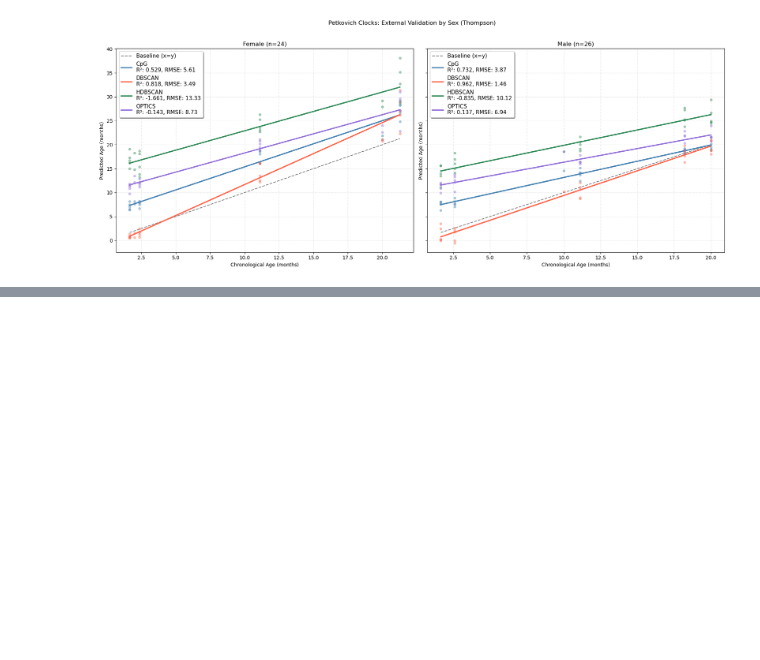
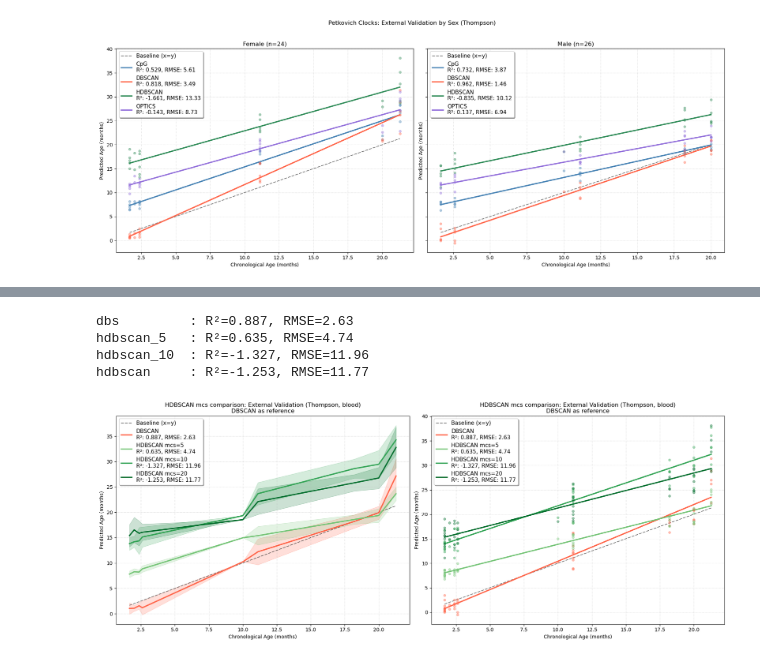
Before and after one commit to PavelGrobushkin/semen, a Jupyter notebook: notebooks/01_petkovich_blood_clocks.ipynb, the cells around one changed output, grey strips where cells are left out. Cells and saved outputs as stored; diff of their text form; code cells hidden in the pictures; blank space fills up the shorter version.

Commit message:
feat: Compare performance of HDBSCAN with different hyperparams

```diff
--- a/notebooks/01_petkovich_blood_clocks.ipynb
+++ b/notebooks/01_petkovich_blood_clocks.ipynb
@@ -233,6 +231,14 @@ cluster_summary(
     name=f"HDBSCAN min_cluster_size={best_mcs}",
     plot_dir=plots_dir,
 )
+
+for mcs in [5, 10]:
+    site_coords[f"cluster_hdbscan_{mcs}"] = cluster_chroms(
+        groups,
+        site_coords.index,
+        HDBSCAN,
+        dict(min_cluster_size=mcs, min_samples=mcs, copy=True, cluster_selection_method="eom"),
+    )
 # %% [output]
 ==================================================
 HDBSCAN min_cluster_size=20
@@ -394,9 +400,12 @@ Outer 5 folds evaluate R² and RMSE; inner 5 folds in LassoCV select alpha.
 petkovich_clean = petkovich.dropna(axis=0, how="any")
 X_cpg = petkovich_clean.T
 X_dbs = build_cluster_X(petkovich, site_coords, "cluster_dbs")
-X_hdbscan = build_cluster_X(petkovich, site_coords, "cluster_hdbscan")
+X_hdbscan    = build_cluster_X(petkovich, site_coords, "cluster_hdbscan")
+X_hdbscan_5  = build_cluster_X(petkovich, site_coords, "cluster_hdbscan_5")
+X_hdbscan_10 = build_cluster_X(petkovich, site_coords, "cluster_hdbscan_10")
 X_optics = build_cluster_X(petkovich, site_coords, "cluster_optics")
 
 print(f"CpG features: {X_cpg.shape[1]}, samples: {len(y)}")
+print(f"DBSCAN: {X_dbs.shape[1]}, HDBSCAN mcs=5: {X_hdbscan_5.shape[1]}, mcs=10: {X_hdbscan_10.shape[1]}, mcs={best_mcs}: {X_hdbscan.shape[1]}")
 # %% [output]
 CpG features: 912259, samples: 132
@@ -489,11 +499,13 @@ for name, X in [
     ("cpg", X_cpg),
     ("dbs", X_dbs),
     ("hdbscan", X_hdbscan),
+    ("hdbscan_5", X_hdbscan_5),
+    ("hdbscan_10", X_hdbscan_10),
     ("optics", X_optics),
 ]:
     model = LassoCV(cv=5, max_iter=10000, n_jobs=-1, random_state=42).fit(X, y)
     final_models[name] = model
-    print(f"{name:8s}: alpha={model.alpha_:.4f}, features={(model.coef_ != 0).sum()}")
+    print(f"{name:12s}: alpha={model.alpha_:.4f}, features={(model.coef_ != 0).sum()}")
     with open(f"{output_dir}/petkovich_{name}_full_model.pkl", "wb") as f:
         pickle.dump(model, f)
 # %% [output]
@@ -586,6 +578,12 @@ X_thompson = {
     "hdbscan": build_thompson_cluster_features(
         thompson, site_coords, "cluster_hdbscan", X_hdbscan
     ),
+    "hdbscan_5": build_thompson_cluster_features(
+        thompson, site_coords, "cluster_hdbscan_5", X_hdbscan_5
+    ),
+    "hdbscan_10": build_thompson_cluster_features(
+        thompson, site_coords, "cluster_hdbscan_10", X_hdbscan_10
+    ),
     "optics": build_thompson_cluster_features(
         thompson, site_coords, "cluster_optics", X_optics
     ),
@@ -688,0 +699,27 @@ plt.show()
+# %%
+preds_hdb_cmp = []
+for name in ["dbs", "hdbscan_5", "hdbscan_10", "hdbscan"]:
+    pred = final_models[name].predict(X_thompson[name])
+    r2   = r2_score(y_thompson, pred)
+    rmse = root_mean_squared_error(y_thompson, pred)
+    preds_hdb_cmp.append((pred, f"{labels_map[name]}\nR²: {r2:.3f}, RMSE: {rmse:.2f}", colors[name]))
+    print(f"{name:12s}: R²={r2:.3f}, RMSE={rmse:.2f}")
+
+fig, axes = plt.subplots(1, 2, figsize=(18, 7))
+for ax, style in zip(axes, ["lines", "scatter"]):
+    plot_age_clock(
+        preds_hdb_cmp,
+        y_thompson,
+        "HDBSCAN mcs comparison: External Validation (Thompson, blood)\nDBSCAN as reference",
+        style=style,
+        ax=ax,
+    )
+plt.tight_layout()
+fig.savefig(plots_dir / "thompson_hdbscan_mcs_comparison.png", dpi=300, bbox_inches="tight")
+plt.show()
+# %% [output]
+dbs         : R²=0.887, RMSE=2.63
+hdbscan_5   : R²=0.635, RMSE=4.74
+hdbscan_10  : R²=-1.327, RMSE=11.96
+hdbscan     : R²=-1.253, RMSE=11.77
+[figure, added]
```
Also changed, not shown: parts of 7 cells of this notebook, 3 other files.
